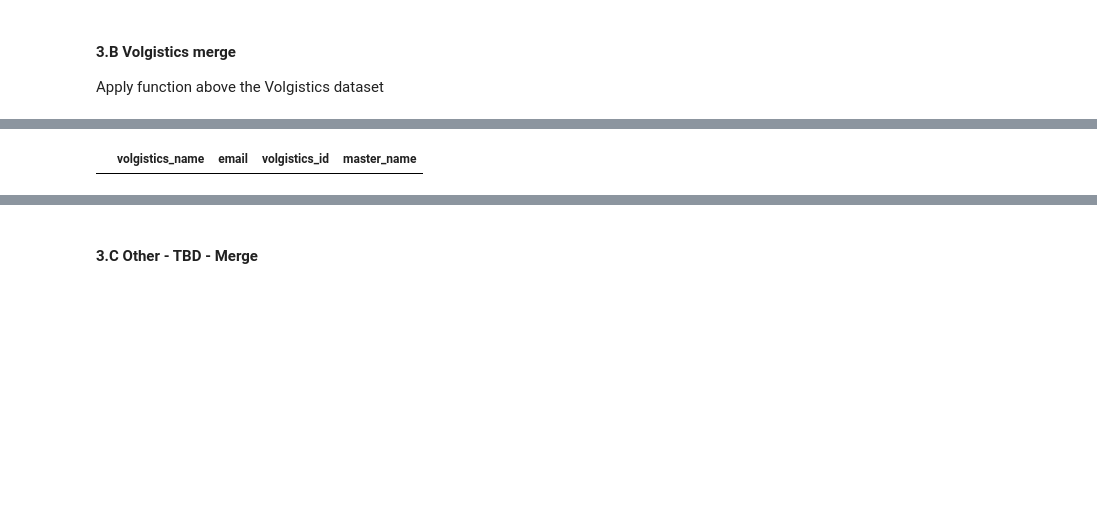
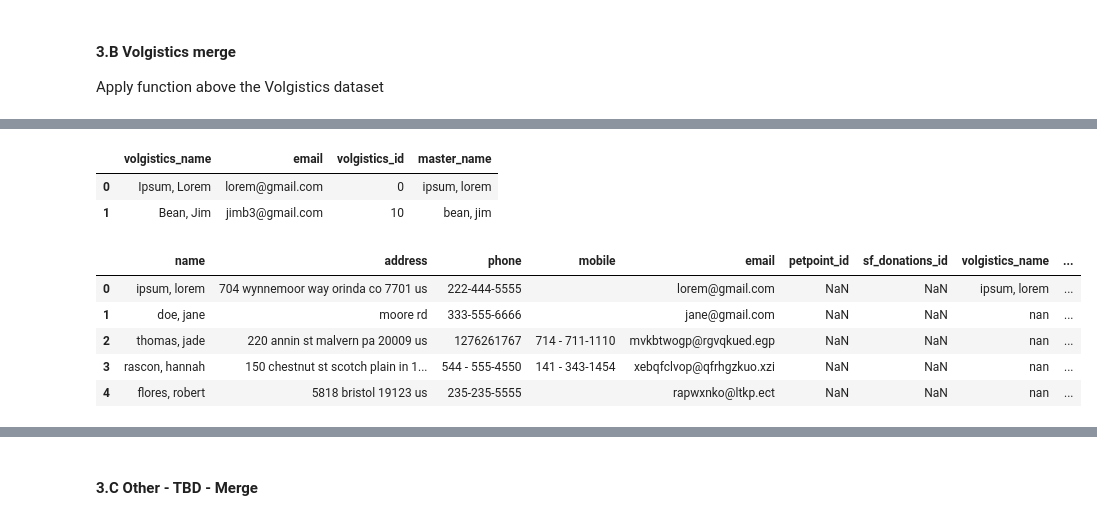
Before and after one commit to CodeForPhilly/paws-data-pipeline, a Jupyter notebook: load_paws_data.ipynb, the cells around one changed output, grey strips where cells are left out. Cells and saved outputs as stored; diff of their text form; code cells hidden in the pictures; blank space fills up the shorter version.

Commit message:
Join volgistics on email

```diff
--- a/load_paws_data.ipynb
+++ b/load_paws_data.ipynb
@@ -113,9 +114,9 @@ def clean_entry(entry):
     # convert to string, lowercase, and strip leading and trailing whitespace
     entry = str(entry).lower().strip()
 
-    # remove all non alphanumeric characters except white space
-    alphanumeric_and_space = ' 1234567890abcdefghijklmnopqrstuvwxyz'
-    entry = ''.join([c for c in entry if c in alphanumeric_and_space])
+#    # remove all non alphanumeric characters except white space
+#    alphanumeric_and_space = ' 1234567890abcdefghijklmnopqrstuvwxyz'
+#    entry = ''.join([c for c in entry if c in alphanumeric_and_space])
 
     # cut down (internal) consecutive whitespaces to one white space
     entry = re.sub(r'\s+', ' ', entry)
@@ -335,11 +345,32 @@ pd.options.display.max_columns = 999
+# %%
+# Verify that we obtain records that match on email
+(
+    volgistics
+    [['last_name_first_name', 'email', 'volgistics_id']].rename(columns={'last_name_first_name': 'volgistics_name'})
+    .merge(master_df[['name', 'email']].rename(columns={'name': 'master_name'}), how='inner')
+)
+# %% [output]
+|  | volgistics_name | email | volgistics_id | master_name |
+| 0 | Ipsum, Lorem | lorem@gmail.com | 0 | ipsum, lorem |
+| 1 | Bean, Jim | jimb3@gmail.com | 10 | bean, jim |
 # %%
-(
-    volgistics
-    [['last_name_first_name', 'email', 'volgistics_id']].rename(columns={'last_name_first_name': 'volgistics_name'})
-    .merge(master_df[['name', 'email']].rename(columns={'name': 'master_name'}), how='inner')
-)
 # FIXME: instead merge a left join from master_df, so we can write it back out at the end
 # Will drop the volgistics_id column from master data and join on email (adding a volgistics_name field to master_df temporarily)
 # Then, assign a fuzzy name score, apply a threshold nulling nonmatching volgistics_id rows, etc.
+master_with_volgistics = (
+    master_df
+    .drop(['volgistics_id'], axis=1)  # in newer pandas, this can be written more concisely: .drop(columns='volgistics_id')
+    .merge(
+        volgistics[['last_name_first_name', 'email', 'volgistics_id']].rename(columns={'last_name_first_name': 'volgistics_name'}),
+        how='left'
+    )
+    .assign(volgistics_name=lambda df: df['volgistics_name'].map(clean_entry))
+)
+master_with_volgistics.head()
 # %% [output]
-|  | volgistics_name | email | volgistics_id | master_name |
+|  | name | address | phone | mobile | email | petpoint_id | sf_donations_id | volgistics_name | ... |
+| 0 | ipsum, lorem | 704 wynnemoor way orinda co 7701 us | 222-444-5555 |  | lorem@gmail.com | NaN | NaN | ipsum, lorem | ... |
+| 1 | doe, jane | moore rd | 333-555-6666 |  | jane@gmail.com | NaN | NaN | nan | ... |
+| 2 | thomas, jade | 220 annin st malvern pa 20009 us | 1276261767 | 714 - 711-1110 | mvkbtwogp@rgvqkued.egp | NaN | NaN | nan | ... |
+| 3 | rascon, hannah | 150 chestnut st scotch plain in 1... | 544 - 555-4550 | 141 - 343-1454 | xebqfclvop@qfrhgzkuo.xzi | NaN | NaN | nan | ... |
+| 4 | flores, robert | 5818 bristol 19123 us | 235-235-5555 |  | rapwxnko@ltkp.ect | NaN | NaN | nan | ... |
```
Also changed, not shown: parts of 6 cells of this notebook.
